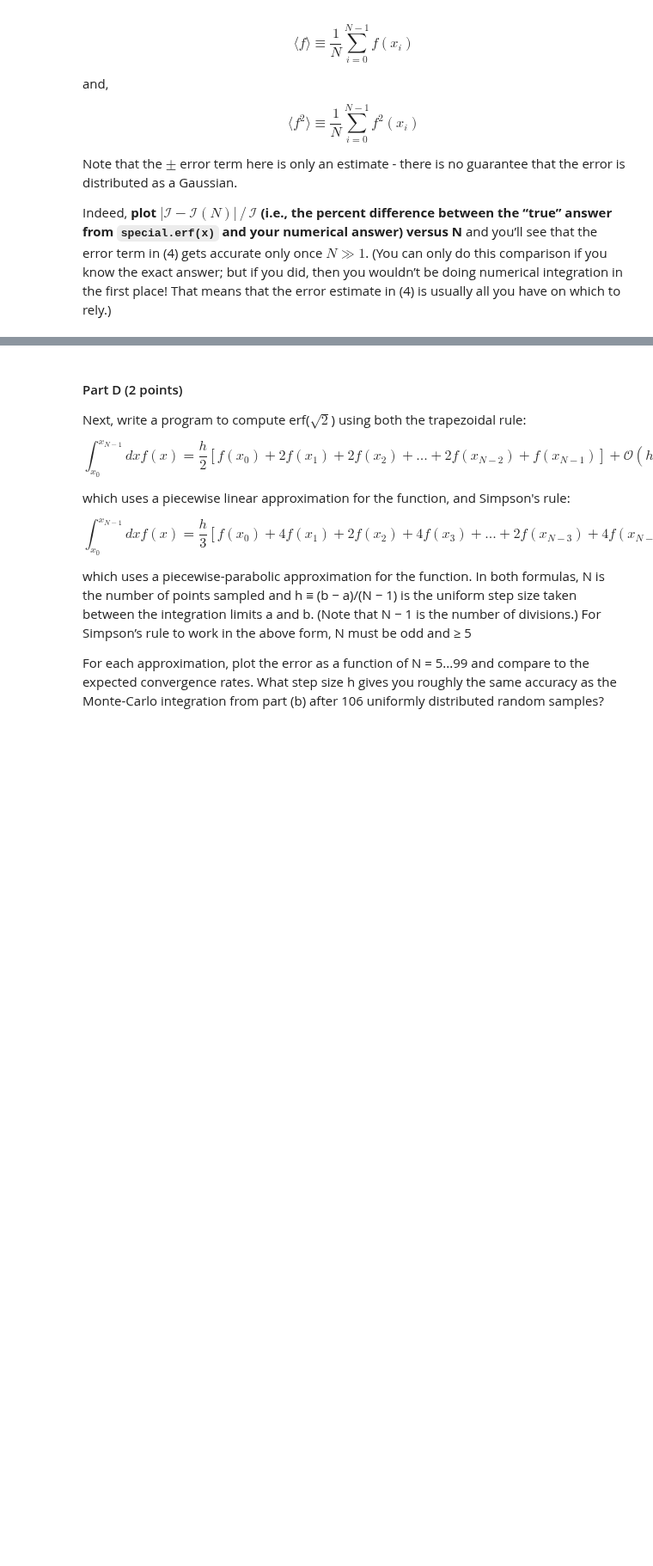
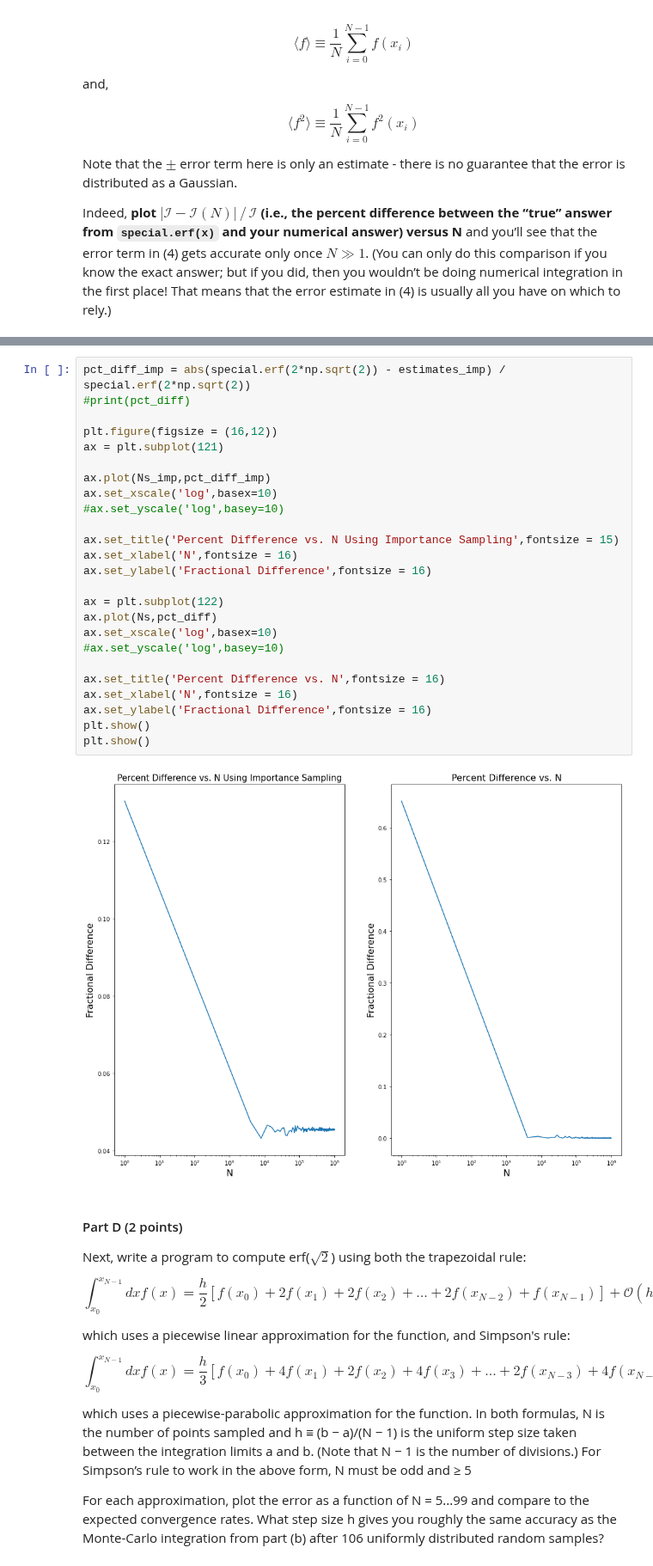
Before and after one commit to m4ese/astroResearchMethods, a Jupyter notebook: Forese_Slav_Assignment_4.ipynb, the cells around one changed output, grey strips where cells are left out. Shown at 86% size. Cells and saved outputs as stored; diff of their text form; blank space fills up the shorter version.

```diff
--- a/Forese_Slav_Assignment_4.ipynb
+++ b/Forese_Slav_Assignment_4.ipynb
@@ -170,3 +299,30 @@ Write a program to do so, and compare with your results from part (b). In partic
+# %%
+pct_diff_imp = abs(special.erf(2*np.sqrt(2)) - estimates_imp) / special.erf(2*np.sqrt(2))
+#print(pct_diff)
+
+plt.figure(figsize = (16,12))
+ax = plt.subplot(121)
+
+ax.plot(Ns_imp,pct_diff_imp)
+ax.set_xscale('log',basex=10)
+#ax.set_yscale('log',basey=10)
+
+ax.set_title('Percent Difference vs. N Using Importance Sampling',fontsize = 15)
+ax.set_xlabel('N',fontsize = 16)
+ax.set_ylabel('Fractional Difference',fontsize = 16)
+
+ax = plt.subplot(122)
+ax.plot(Ns,pct_diff)
+ax.set_xscale('log',basex=10)
+#ax.set_yscale('log',basey=10)
+
+ax.set_title('Percent Difference vs. N',fontsize = 16)
+ax.set_xlabel('N',fontsize = 16)
+ax.set_ylabel('Fractional Difference',fontsize = 16)
+plt.show()
+plt.show()
+# %% [output]
+[figure, added]
 # %% [markdown]
 #### Part D (2 points)
 
```
Also changed, not shown: parts of 11 cells of this notebook.
